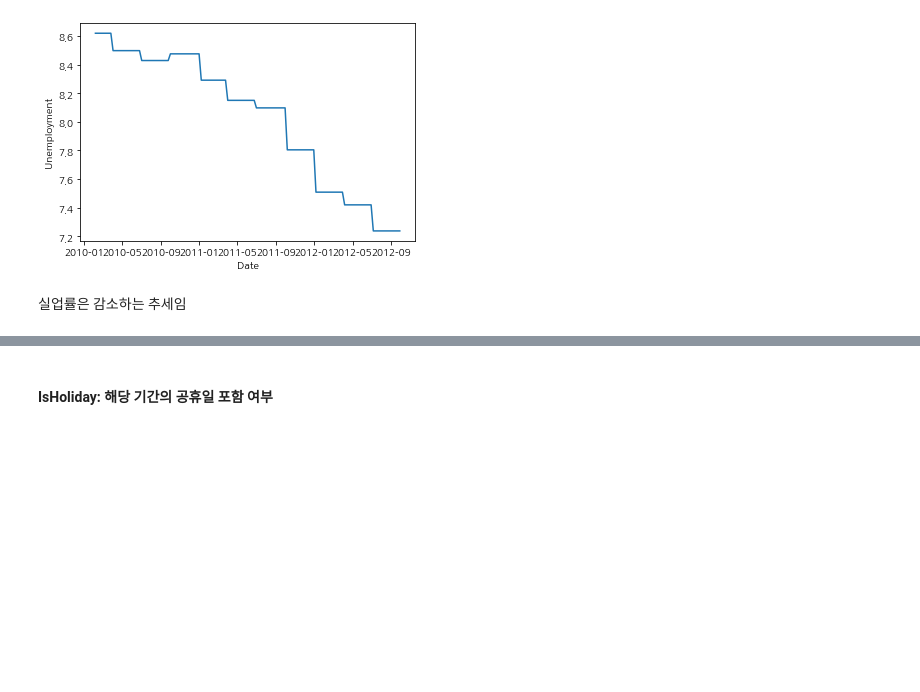
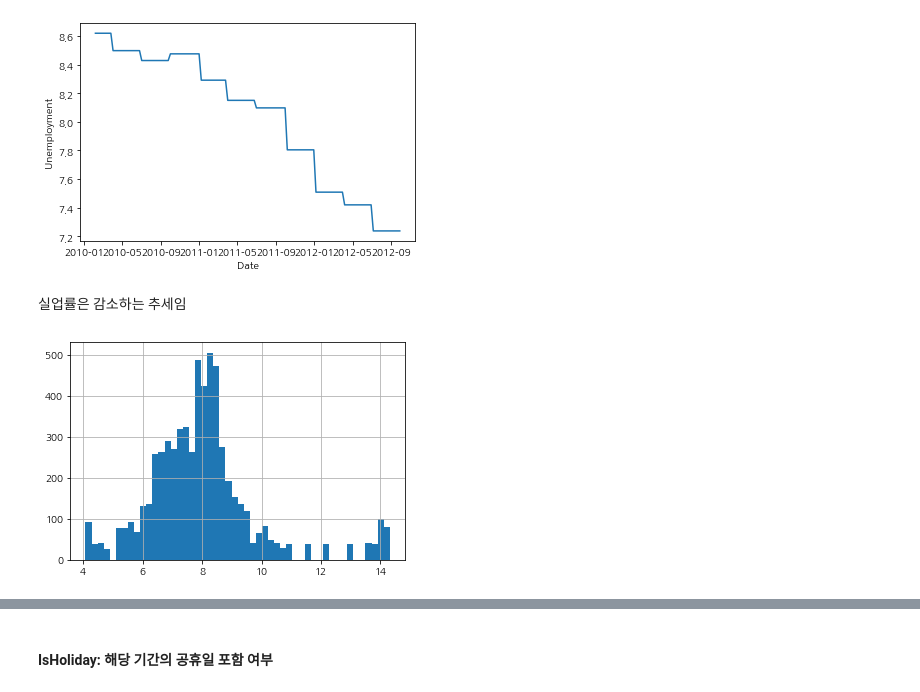
Before and after one commit to nuyhc/Struggles, a Jupyter notebook: Sale Forecast by Shopping Mall/sale_forecast_shopping_mall_EDA.ipynb, the cells around one changed output, grey strips where cells are left out. Cells and saved outputs as stored; diff of their text form; code cells hidden in the pictures; blank space fills up the shorter version.

```diff
--- a/Sale Forecast by Shopping Mall/sale_forecast_shopping_mall_EDA.ipynb
+++ b/Sale Forecast by Shopping Mall/sale_forecast_shopping_mall_EDA.ipynb
@@ -264,3 +266,7 @@ _ = sns.lineplot(data=train, x="Date", y="Unemployment", ci=None)
 [figure]
 # %% [markdown]
 실업률은 감소하는 추세임
+# %%
+_ = train["Unemployment"].hist(bins=50)
+# %% [output]
+[figure, added]
```
Also changed, not shown: parts of 5 cells of this notebook, 1 other file.
